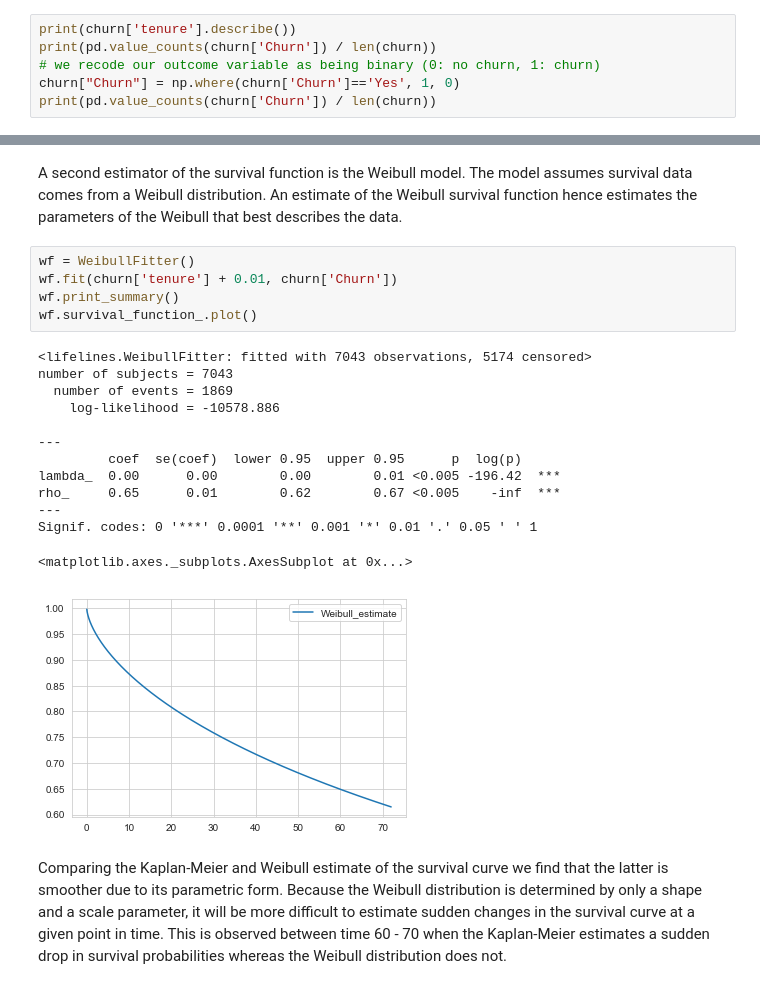
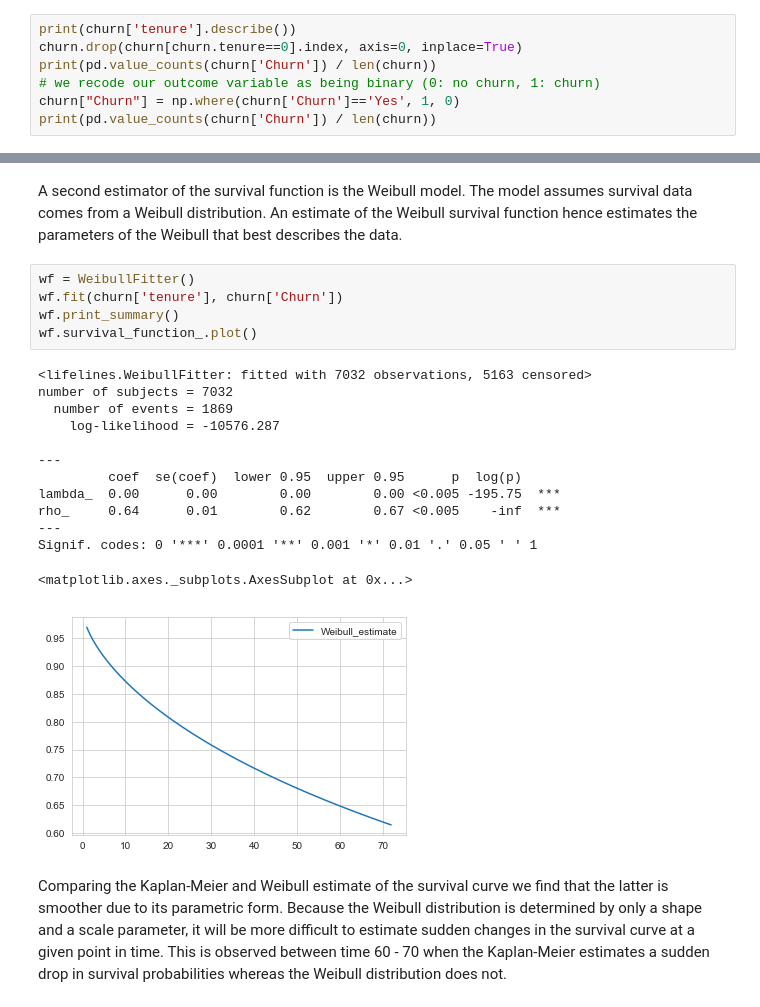
Before and after one commit to RobrechtVandendriessche/Survival, a Jupyter notebook: code/survival-regression.ipynb, the cells around one changed output, grey strips where cells are left out. Drawn from its saved outputs; the diff is of its cells as text.

```diff
--- a/code/survival-regression.ipynb
+++ b/code/survival-regression.ipynb
@@ -77,5 +85,6 @@ First, we need to make some modifications to the data as for some models churn m
 # %%
 print(churn['tenure'].describe())
+churn.drop(churn[churn.tenure==0].index, axis=0, inplace=True)
 print(pd.value_counts(churn['Churn']) / len(churn))
 # we recode our outcome variable as being binary (0: no churn, 1: churn)
 churn["Churn"] = np.where(churn['Churn']=='Yes', 1, 0)
@@ -120,23 +129,23 @@ inf
 A second estimator of the survival function is the Weibull model. The model assumes survival data comes from a Weibull distribution. An estimate of the Weibull survival function hence estimates the parameters of the Weibull that best describes the data.
 # %%
 wf = WeibullFitter()
-wf.fit(churn['tenure'] + 0.01, churn['Churn'])
+wf.fit(churn['tenure'], churn['Churn'])
 wf.print_summary()
 wf.survival_function_.plot()
 # %% [output]
-<lifelines.WeibullFitter: fitted with 7043 observations, 5174 censored>
-number of subjects = 7043
+<lifelines.WeibullFitter: fitted with 7032 observations, 5163 censored>
+number of subjects = 7032
   number of events = 1869
-    log-likelihood = -10578.886
+    log-likelihood = -10576.287
 
 ---
          coef  se(coef)  lower 0.95  upper 0.95      p  log(p)
-lambda_  0.00      0.00        0.00        0.01 <0.005 -196.42  ***
-rho_     0.65      0.01        0.62        0.67 <0.005    -inf  ***
+lambda_  0.00      0.00        0.00        0.00 <0.005 -195.75  ***
+rho_     0.64      0.01        0.62        0.67 <0.005    -inf  ***
 ---
 Signif. codes: 0 '***' 0.0001 '**' 0.001 '*' 0.01 '.' 0.05 ' ' 1
 <matplotlib.axes._subplots.AxesSubplot at 0x...>
-[figure, old version]
+[figure, new version]
 # %% [markdown]
 Comparing the Kaplan-Meier and Weibull estimate of the survival curve we find that the latter is smoother due to its parametric form.
 Because the Weibull distribution is determined by only a shape and a scale parameter, it will be more difficult to estimate sudden changes in the survival curve at a given point in time.
```
Also changed, not shown: parts of 31 cells of this notebook.
